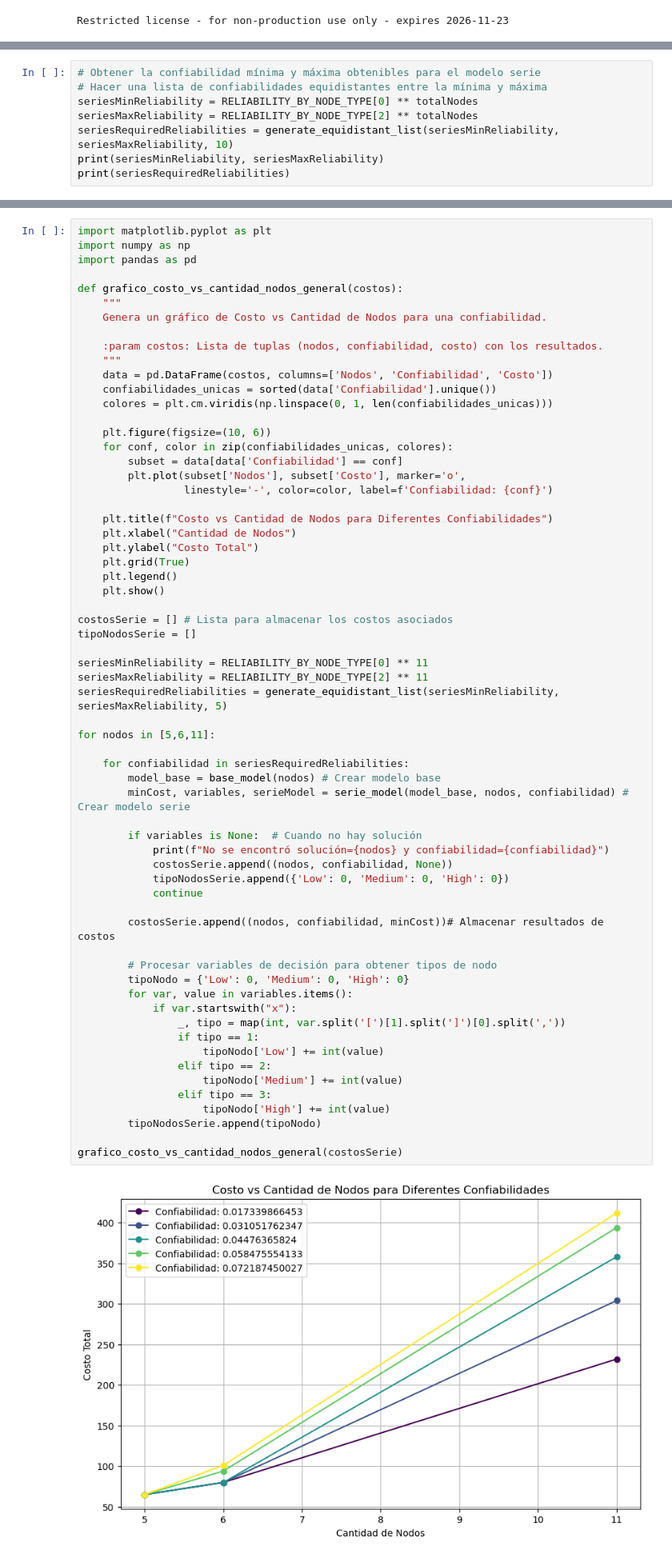
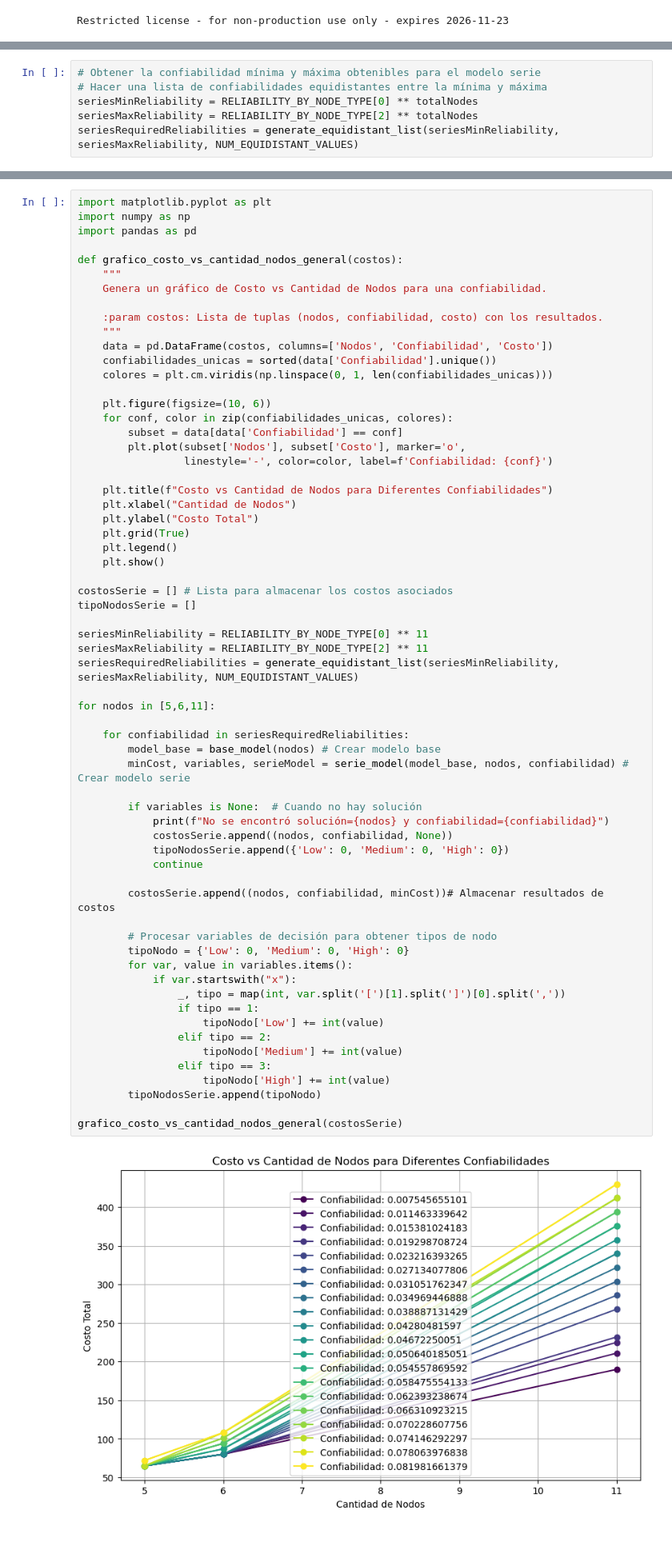
Before and after one commit to danielpuliche/optimization_model, a Jupyter notebook: main.ipynb, the cells around one changed output, grey strips where cells are left out. Shown at 80% size. Cells and saved outputs as stored; diff of their text form.

Commit message:
Update configuration values and enhance model documentation for clarity

```diff
--- a/main.ipynb
+++ b/main.ipynb
@@ -22,6 +22,4 @@ Restricted license - for non-production use only - expires 2026-11-23
 # Hacer una lista de confiabilidades equidistantes entre la mínima y máxima
 seriesMinReliability = RELIABILITY_BY_NODE_TYPE[0] ** totalNodes
 seriesMaxReliability = RELIABILITY_BY_NODE_TYPE[2] ** totalNodes
-seriesRequiredReliabilities = generate_equidistant_list(seriesMinReliability, seriesMaxReliability, 10)
-print(seriesMinReliability, seriesMaxReliability)
-print(seriesRequiredReliabilities)
+seriesRequiredReliabilities = generate_equidistant_list(seriesMinReliability, seriesMaxReliability, NUM_EQUIDISTANT_VALUES)
@@ -99,38 +94,38 @@ tipoNodosSerie = []
 
 seriesMinReliability = RELIABILITY_BY_NODE_TYPE[0] ** 11
 seriesMaxReliability = RELIABILITY_BY_NODE_TYPE[2] ** 11
-seriesRequiredReliabilities = generate_equidistant_list(seriesMinReliability, seriesMaxReliability, 5)
+seriesRequiredReliabilities = generate_equidistant_list(seriesMinReliability, seriesMaxReliability, NUM_EQUIDISTANT_VALUES)
 
 for nodos in [5,6,11]:
 
     for confiabilidad in seriesRequiredReliabilities:
         model_base = base_model(nodos) # Crear modelo base
         minCost, variables, serieModel = serie_model(model_base, nodos, confiabilidad) # Crear modelo serie
 
         if variables is None:  # Cuando no hay solución
             print(f"No se encontró solución={nodos} y confiabilidad={confiabilidad}")
             costosSerie.append((nodos, confiabilidad, None))
             tipoNodosSerie.append({'Low': 0, 'Medium': 0, 'High': 0})
             continue
 
         costosSerie.append((nodos, confiabilidad, minCost))# Almacenar resultados de costos
 
         # Procesar variables de decisión para obtener tipos de nodo
         tipoNodo = {'Low': 0, 'Medium': 0, 'High': 0}
         for var, value in variables.items():
             if var.startswith("x"):
                 _, tipo = map(int, var.split('[')[1].split(']')[0].split(','))
                 if tipo == 1:
                     tipoNodo['Low'] += int(value)
                 elif tipo == 2:
                     tipoNodo['Medium'] += int(value)
                 elif tipo == 3:
                     tipoNodo['High'] += int(value)
         tipoNodosSerie.append(tipoNodo)
 
 grafico_costo_vs_cantidad_nodos_general(costosSerie)
 # %% [output]
-[figure, old version]
+[figure, new version]
 # %% [markdown]
 ## Paralelo
 # %%
```
Also changed, not shown: parts of 9 cells of this notebook, 3 other files.
